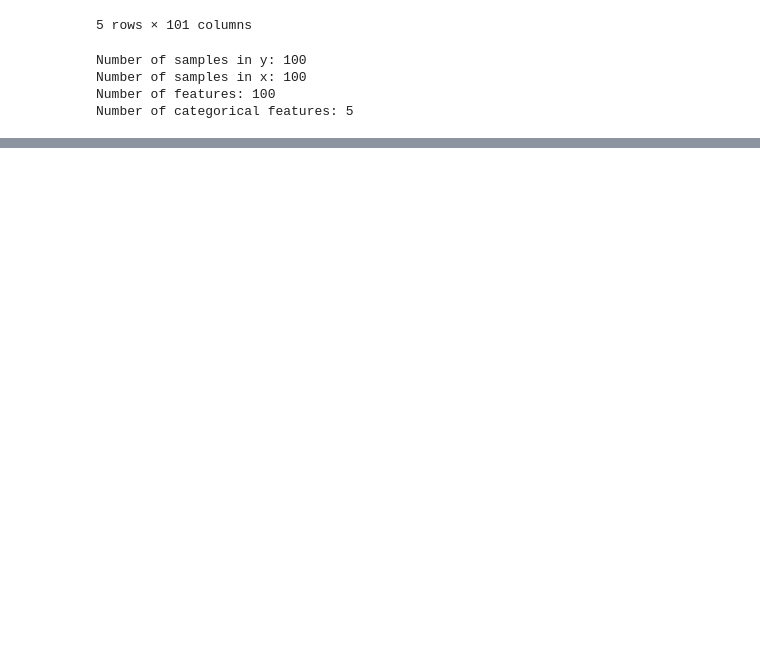
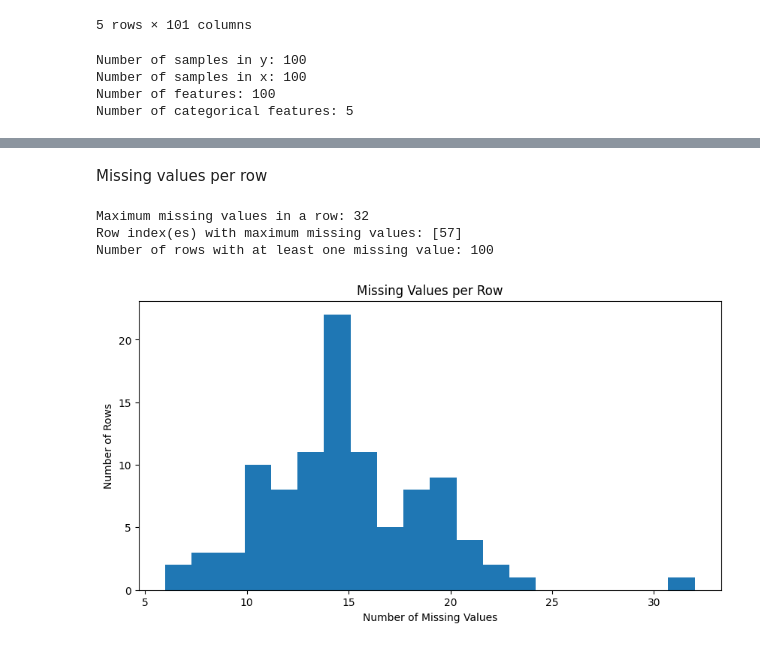
Before and after one commit to mariatmvendas/Case1_CompData, a Jupyter notebook: maria.ipynb, the cells around one changed output, grey strips where cells are left out. Cells and saved outputs as stored; diff of their text form; code cells hidden in the pictures; blank space fills up the shorter version.

```diff
--- a/maria.ipynb
+++ b/maria.ipynb
@@ -39,0 +83,27 @@ print(unique_values)
+# %% [markdown]
+Missing values per row
+# %%
+missing_per_row = data.isnull().sum(axis=1)
+
+# Maximum missing values in any row
+max_missing_row = missing_per_row.max()
+print("Maximum missing values in a row:", max_missing_row)
+
+# Which row(s) have this maximum
+rows_with_max_missing = missing_per_row[missing_per_row == max_missing_row].index.tolist()
+print("Row index(es) with maximum missing values:", rows_with_max_missing)
+
+rows_with_missing = (missing_per_row > 0).sum()
+print("Number of rows with at least one missing value:", rows_with_missing)
+
+plt.figure(figsize=(10,5))
+plt.hist(missing_per_row, bins=20)
+plt.title("Missing Values per Row")
+plt.xlabel("Number of Missing Values")
+plt.ylabel("Number of Rows")
+plt.show()
+# %% [output]
+Maximum missing values in a row: 32
+Row index(es) with maximum missing values: [57]
+Number of rows with at least one missing value: 100
+[figure, added]
```
Also changed, not shown: parts of 16 cells of this notebook.
